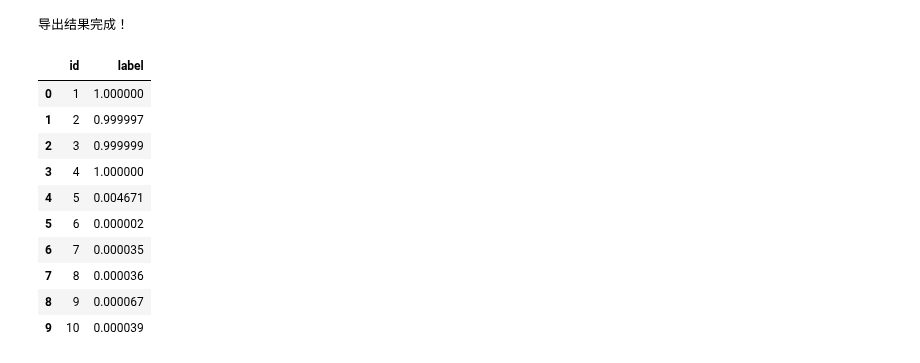
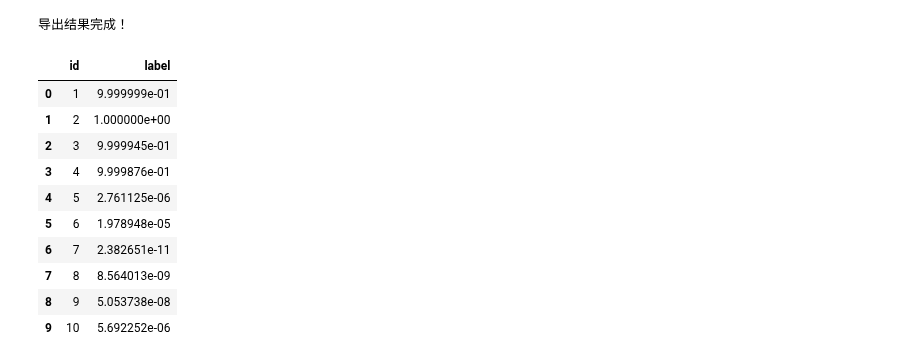
Before and after one commit to sunrise2075/cat_vs_dog_cnn, a Jupyter notebook: cat_vs_dog_model_training.ipynb, the cells around one changed output. Cells and saved outputs as stored; diff of their text form; code cells hidden in the pictures.

Commit message:
pred-23.csv created

```diff
--- a/cat_vs_dog_model_training.ipynb
+++ b/cat_vs_dog_model_training.ipynb
@@ -355,17 +368,17 @@ print("导出结果完成！")
 # %% [output]
 导出结果完成！
 # %%
-solution.to_csv("pred-22.csv", index = False)
+solution.to_csv("pred-23.csv", index = False)
 solution.head(10)
 # %% [output]
 |  | id | label |
-| 0 | 1 | 1.000000 |
-| 1 | 2 | 0.999997 |
-| 2 | 3 | 0.999999 |
-| 3 | 4 | 1.000000 |
-| 4 | 5 | 0.004671 |
-| 5 | 6 | 0.000002 |
-| 6 | 7 | 0.000035 |
-| 7 | 8 | 0.000036 |
-| 8 | 9 | 0.000067 |
-| 9 | 10 | 0.000039 |
+| 0 | 1 | 9.999999e-01 |
+| 1 | 2 | 1.000000e+00 |
+| 2 | 3 | 9.999945e-01 |
+| 3 | 4 | 9.999876e-01 |
+| 4 | 5 | 2.761125e-06 |
+| 5 | 6 | 1.978948e-05 |
+| 6 | 7 | 2.382651e-11 |
+| 7 | 8 | 8.564013e-09 |
+| 8 | 9 | 5.053738e-08 |
+| 9 | 10 | 5.692252e-06 |
```
Also changed, not shown: parts of 7 cells of this notebook, 1 other file.
